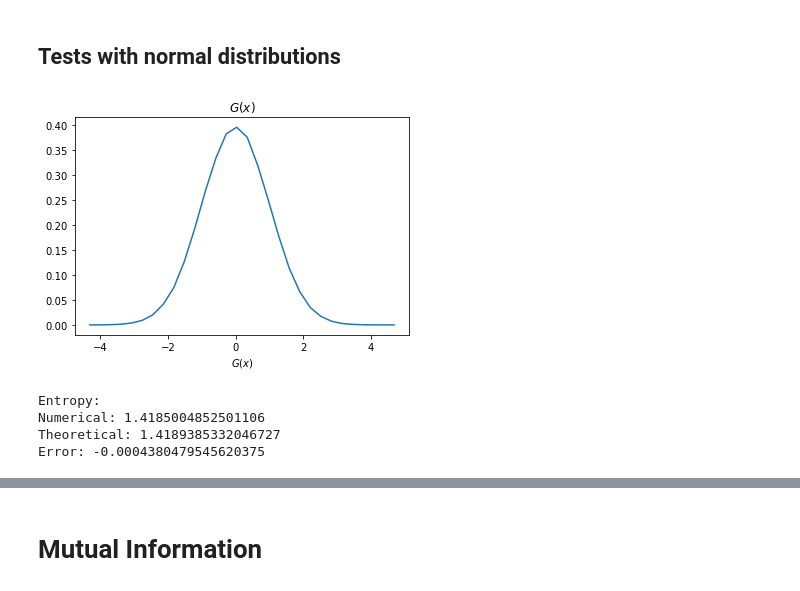
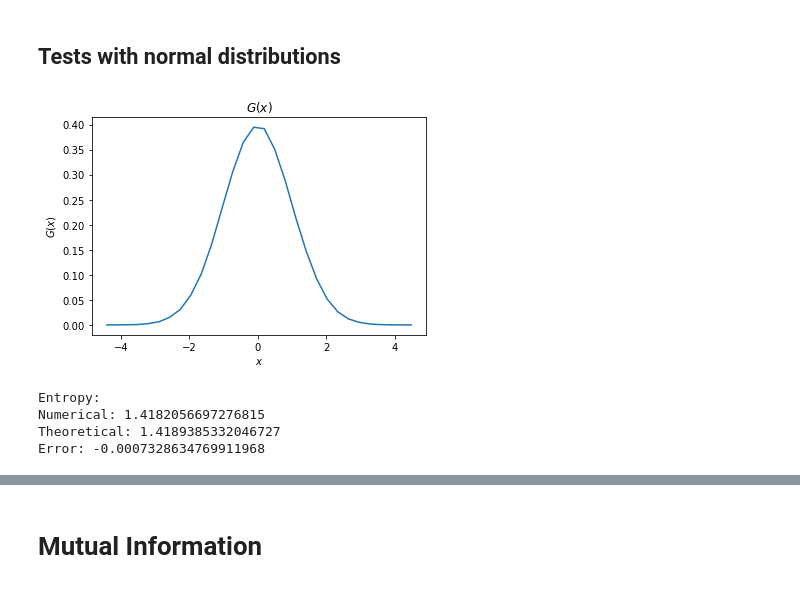
Before and after one commit to F-Barroso/Information, a Jupyter notebook: Differential Information.ipynb, the cells around one changed output, grey strips where cells are left out. Drawn from its saved outputs; the diff is of its cells as text; code cells hidden in the pictures.

```diff
--- a/Differential Information.ipynb
+++ b/Differential Information.ipynb
@@ -126,33 +126,33 @@ Error: -0.06381677051124392
 # %%
 #number of events
 n=1000000
 
 miu = 0
 sigma = 1/np.sqrt(2*np.pi*np.e)
 sigma = 1
 U = rd.normal(loc=miu, scale=sigma, size=n)
 
 counts,bins=np.histogram(U,bins=30)
 dx = bins[1]-bins[0]
 pl.plot(bins[:-1]+dx/2,counts/(np.sum(counts*dx)))
 pl.xlabel("$x$")
-pl.xlabel("$G(x)$")
+pl.ylabel("$G(x)$")
 pl.title("$G(x)$")
 pl.show()
 
 print('Entropy:')
 print('Numerical:',diff_entropy(U))
 theoretical = np.log(2*np.pi*sigma*sigma)/2 + 1/2
 print('Theoretical:',theoretical)
 
 print('Error:',(diff_entropy(U)-theoretical))
 del U
 # %% [output]
-[figure, old version]
+[figure, new version]
 Entropy:
-Numerical: 1.4185004852501106
+Numerical: 1.4182056697276815
 Theoretical: 1.4189385332046727
-Error: -0.0004380479545620375
+Error: -0.0007328634769911968
 # %%
 #number of events
 n=1000000
```
Also changed, not shown: parts of 7 cells of this notebook.
